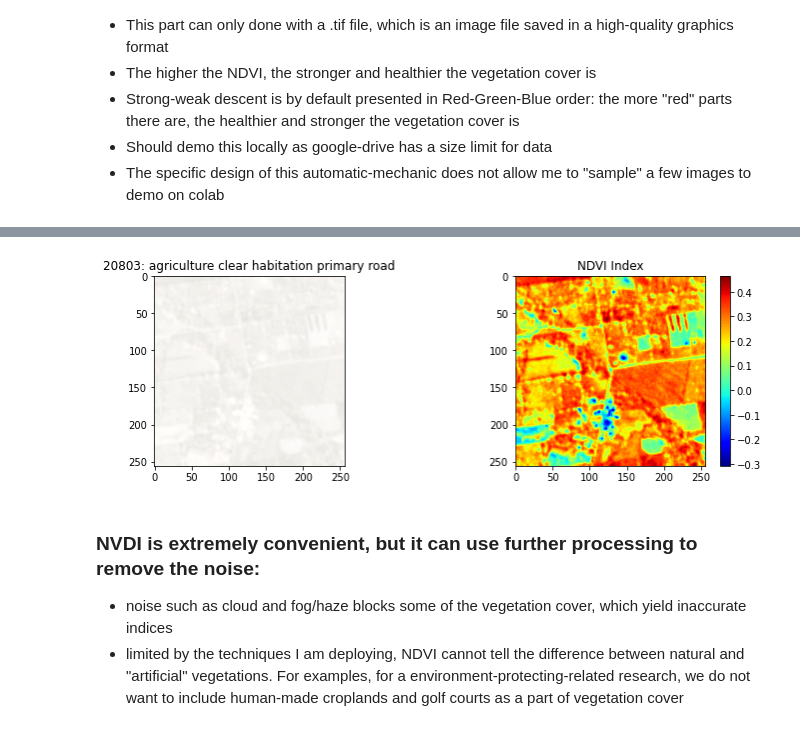
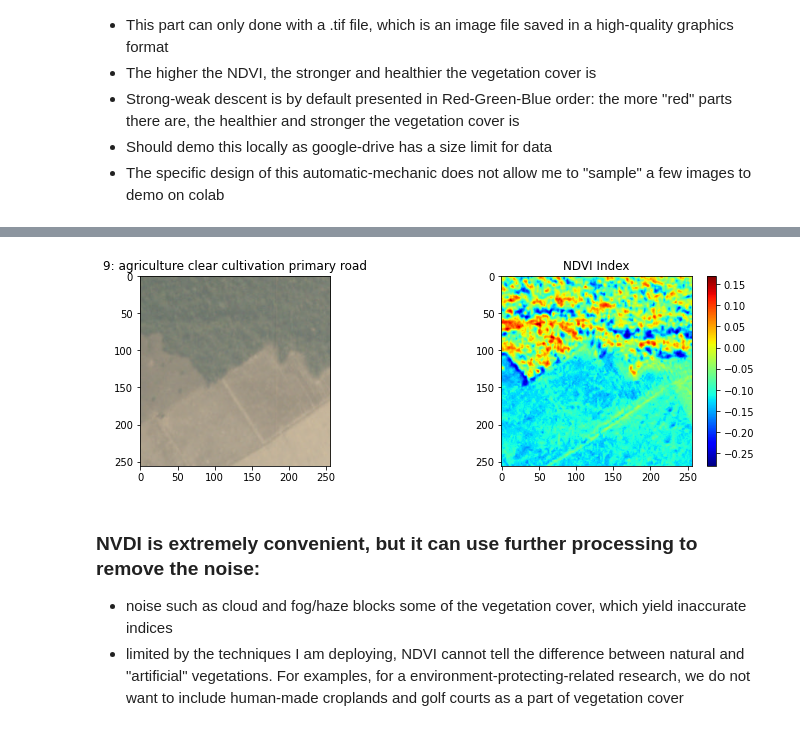
Before and after one commit to ZhiliWang/geospatial-imagery-ndvi, a Jupyter notebook: deep_earth.ipynb, the cells around one changed output, grey strips where cells are left out. Cells and saved outputs as stored; diff of their text form; code cells hidden in the pictures.

```diff
--- a/deep_earth.ipynb
+++ b/deep_earth.ipynb
@@ -257,24 +245,25 @@ for m in range(9):
 [figure]
 # %%
-man_tif_ls = ['/content/drive/My Drive/dl_final_data/train-tif-v2/train_20803.tif']
-imgs = [io.imread(path) / io.imread(path).max() for path in man_tif_ls]
-ndvis = [(img[:,:,3] - img[:,:,0])/((img[:,:,3] + img[:,:,0])) for img in imgs]
-man_tif_ind = []
-for y in man_tif_ls:
-    dex = (z.split("train_")[1].split('.'))[0]
-    man_tif_ind.append(int(dex))
+share_dex = "9" # we only uploaded 1-9 and 18102, 172, 2170, 24400, 22599, 23498, 19903, 13601, 20803
+man_tif_path = '/content/drive/My Drive/dl_final_data/train-tif-v2/train_{}.tif'.format(share_dex)
+manual_path = '/content/drive/My Drive/dl_final_data/train-jpg/train_{}.jpg'.format(share_dex)
+img = io.imread(man_tif_path) / io.imread(man_tif_path).max()
+ndvis = (img[:,:,3] - img[:,:,0])/((img[:,:,3] + img[:,:,0]))
+
+man_tif_dex = man_tif_path.split("train_")[1].split('.')[0]
 plt.figure(figsize=(12,3.5))
 plt.subplot(121)
-temp = man_tif_ind[0]
-plt.title("{}: {}".format(man_tif_ind[0], map_csv['tags'][temp]))
-plt.imshow(plt.imread(man_tif_ls[0]))
+dex = manual_path.split("train_")[1].split('.')[0]
+plt.imshow(plt.imread(manual_path))
+plt.title("{}: {}".format(dex, map_csv['tags'][int(dex)]))
+
 plt.subplot(122)
 plt.title('NDVI Index')
-plt.imshow(ndvis[0], cmap='jet')
+plt.imshow(ndvis, cmap='jet')
 plt.colorbar()
 plt.show()
 # %% [output]
-[figure, old version]
+[figure, new version]
 # %% [markdown]
 <h3>NVDI is extremely convenient, but it can use further processing to remove the noise:</h3>
 
```
Also changed, not shown: parts of 29 cells of this notebook, 2 other files.
